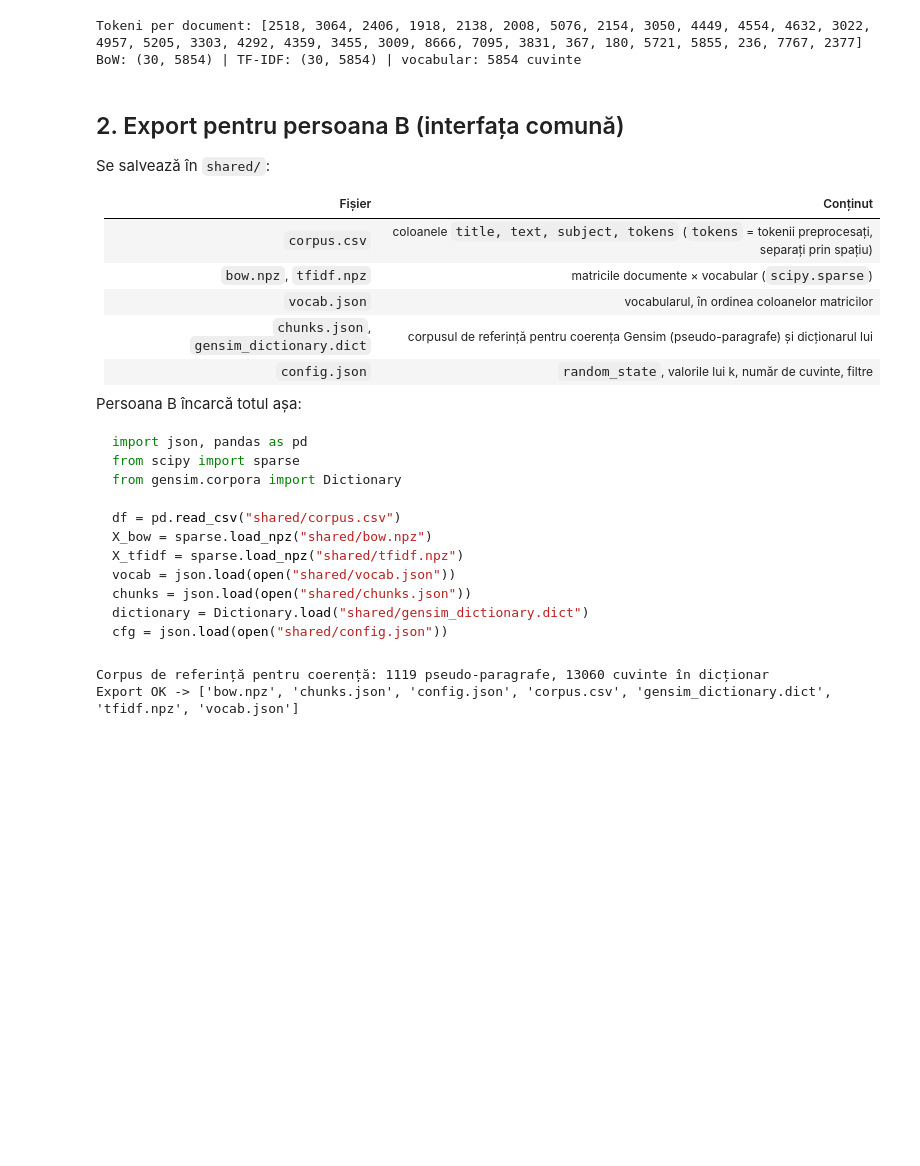
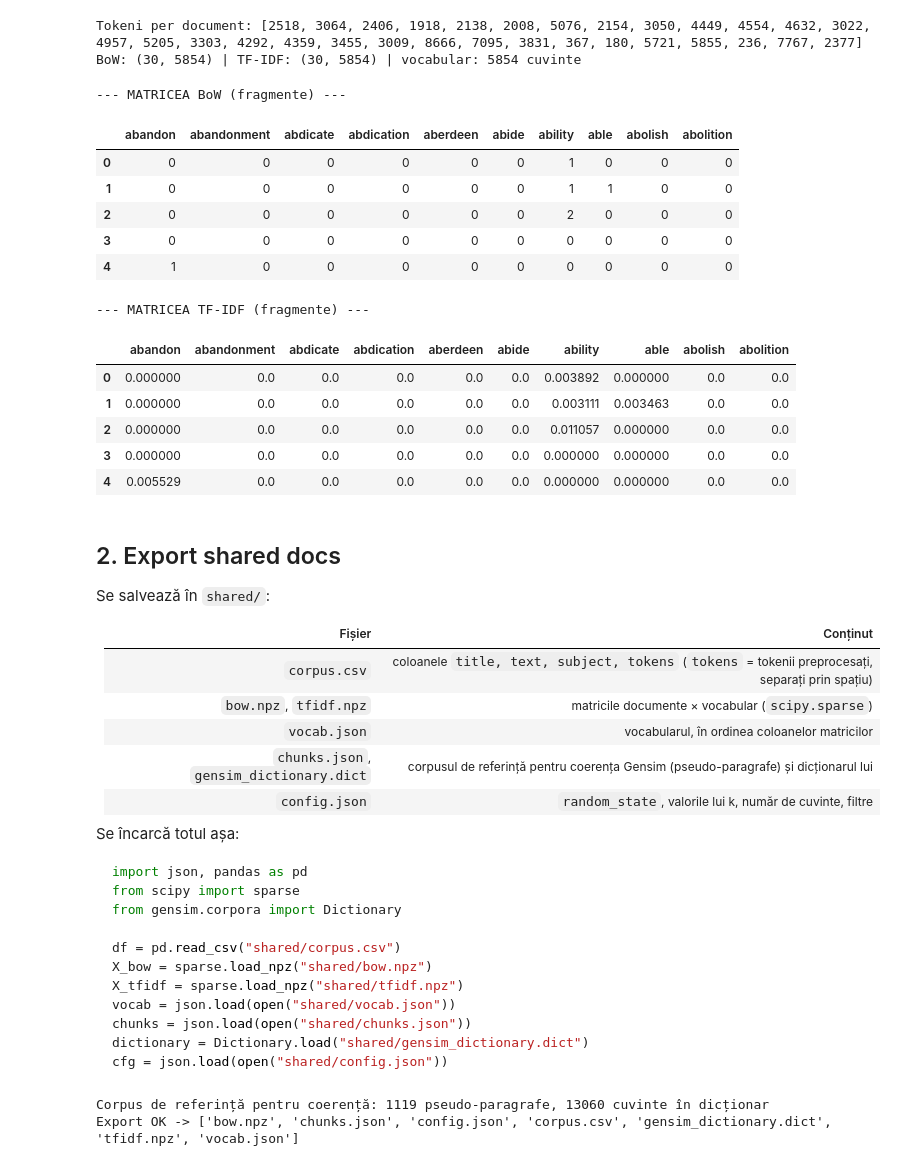
Before and after one commit to CezaraI/DL4NLP_2026, a Jupyter notebook: lab4/topic_modeling_persoana_A.ipynb, the cells around one changed output. Cells and saved outputs as stored; diff of their text form; code cells hidden in the pictures; blank space fills up the shorter version.

````diff
--- a/lab4/topic_modeling_persoana_A.ipynb
+++ b/lab4/topic_modeling_persoana_A.ipynb
@@ -178,8 +179,40 @@ print(f"BoW: {X_bow.shape} | TF-IDF: {X_tfidf.shape} | vocabular: {len(feats)} c
 # %% [output]
 Tokeni per document: [2518, 3064, 2406, 1918, 2138, 2008, 5076, 2154, 3050, 4449, 4554, 4632, 3022, 4957, 5205, 3303, 4292, 4359, 3455, 3009, 8666, 7095, 3831, 367, 180, 5721, 5855, 236, 7767, 2377]
 BoW: (30, 5854) | TF-IDF: (30, 5854) | vocabular: 5854 cuvinte
+# %%
+import pandas as pd
+
+# Extragem vocabularul complet
+feats = list(bow_vec.get_feature_names_out())
+
+# 1. Pentru Bag-of-Words (afisare primele 5 doc x 10 cuvinte)
+print("--- MATRICEA BoW (fragmente) ---")
+bow_sample = X_bow[:5, :10].toarray()
+df_bow = pd.DataFrame(bow_sample, columns=feats[:10])
+display(df_bow)
+
+# 2. Pentru TF-IDF (afisare primele 5 doc x 10 cuvinte)
+print("\n--- MATRICEA TF-IDF (fragmente) ---")
+tfidf_sample = X_tfidf[:5, :10].toarray()
+df_tfidf = pd.DataFrame(tfidf_sample, columns=feats[:10])
+display(df_tfidf)
+# %% [output]
+--- MATRICEA BoW (fragmente) ---
+|  | abandon | abandonment | abdicate | abdication | aberdeen | abide | ability | able | abolish | abolition |
+| 0 | 0 | 0 | 0 | 0 | 0 | 0 | 1 | 0 | 0 | 0 |
+| 1 | 0 | 0 | 0 | 0 | 0 | 0 | 1 | 1 | 0 | 0 |
+| 2 | 0 | 0 | 0 | 0 | 0 | 0 | 2 | 0 | 0 | 0 |
+| 3 | 0 | 0 | 0 | 0 | 0 | 0 | 0 | 0 | 0 | 0 |
+| 4 | 1 | 0 | 0 | 0 | 0 | 0 | 0 | 0 | 0 | 0 |
+--- MATRICEA TF-IDF (fragmente) ---
+|  | abandon | abandonment | abdicate | abdication | aberdeen | abide | ability | able | abolish | abolition |
+| 0 | 0.000000 | 0.0 | 0.0 | 0.0 | 0.0 | 0.0 | 0.003892 | 0.000000 | 0.0 | 0.0 |
+| 1 | 0.000000 | 0.0 | 0.0 | 0.0 | 0.0 | 0.0 | 0.003111 | 0.003463 | 0.0 | 0.0 |
+| 2 | 0.000000 | 0.0 | 0.0 | 0.0 | 0.0 | 0.0 | 0.011057 | 0.000000 | 0.0 | 0.0 |
+| 3 | 0.000000 | 0.0 | 0.0 | 0.0 | 0.0 | 0.0 | 0.000000 | 0.000000 | 0.0 | 0.0 |
+| 4 | 0.005529 | 0.0 | 0.0 | 0.0 | 0.0 | 0.0 | 0.000000 | 0.000000 | 0.0 | 0.0 |
 # %% [markdown]
-## 2. Export pentru persoana B (interfața comună)
+## 2. Export shared docs
 
 Se salvează în `shared/`:
 
@@ -191,7 +224,7 @@ Se salvează în `shared/`:
 | `chunks.json`, `gensim_dictionary.dict` | corpusul de referință pentru coerența Gensim (pseudo-paragrafe) și dicționarul lui |
 | `config.json` | `random_state`, valorile lui k, număr de cuvinte, filtre |
 
-Persoana B încarcă totul așa:
+Se încarcă totul așa:
 
 ```python
 import json, pandas as pd
````
Also changed, not shown: parts of 11 cells of this notebook.
